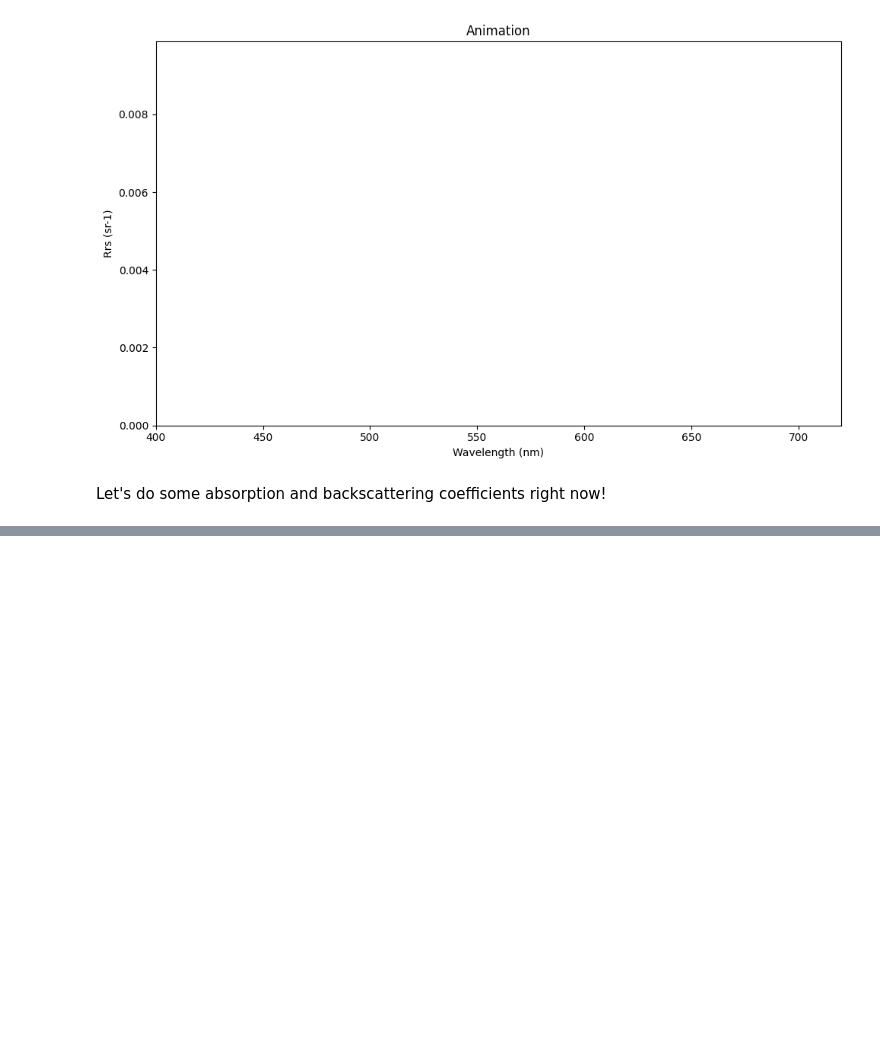
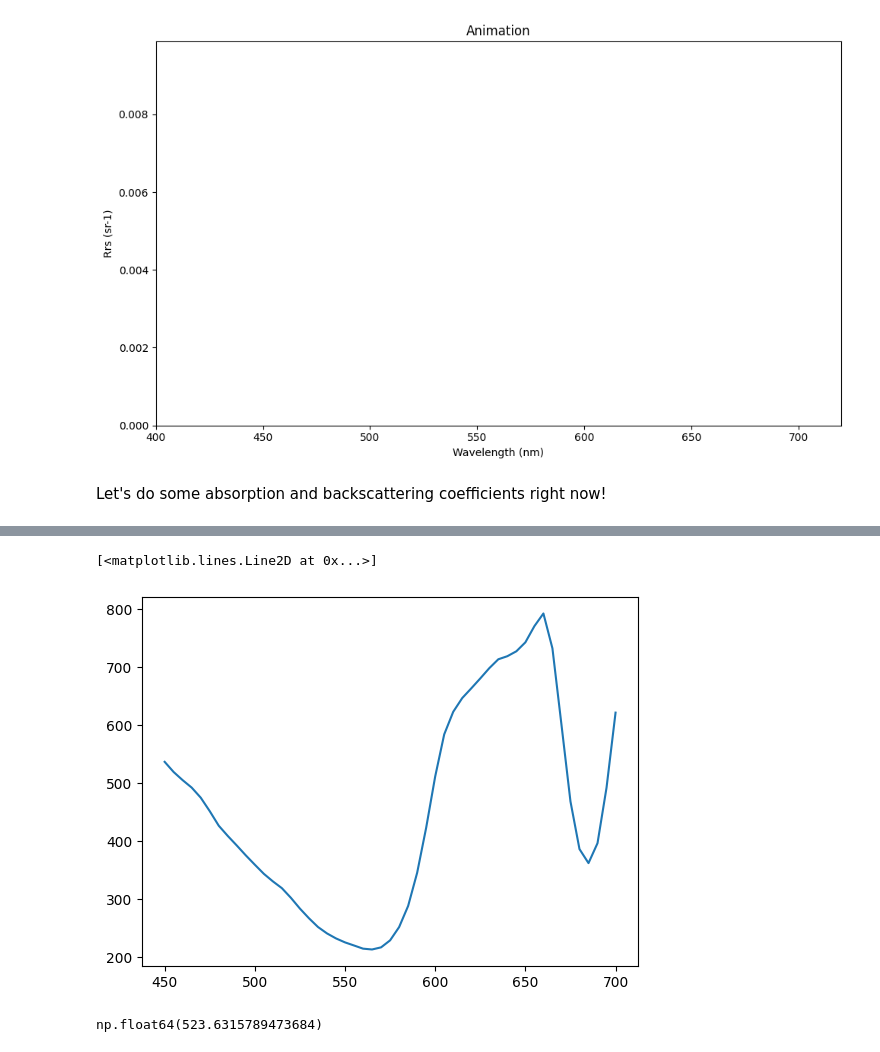
Before and after one commit to abailess/OpTox, a Jupyter notebook: SuCa/Rrs_spectra.ipynb, the cells around one changed output, grey strips where cells are left out. Cells and saved outputs as stored; diff of their text form; code cells hidden in the pictures; blank space fills up the shorter version.

```diff
--- a/SuCa/Rrs_spectra.ipynb
+++ b/SuCa/Rrs_spectra.ipynb
@@ -257,0 +265,12 @@ plt.show()
+# %%
+plt.plot(1/rrs)
+# %% [output]
+[<matplotlib.lines.Line2D at 0x...>]
+[figure, added]
+# %%
+import numpy as np
+ar=np.array = (351., 361., 385., 413., 425., 442., 460., 475., 490., 510., 532., 555.,
+       583., 618., 640., 655., 665., 678., 711.)
+np.mean(ar)
+# %% [output]
+np.float64(523.6315789473684)
```
Also changed, not shown: parts of 7 cells of this notebook.
